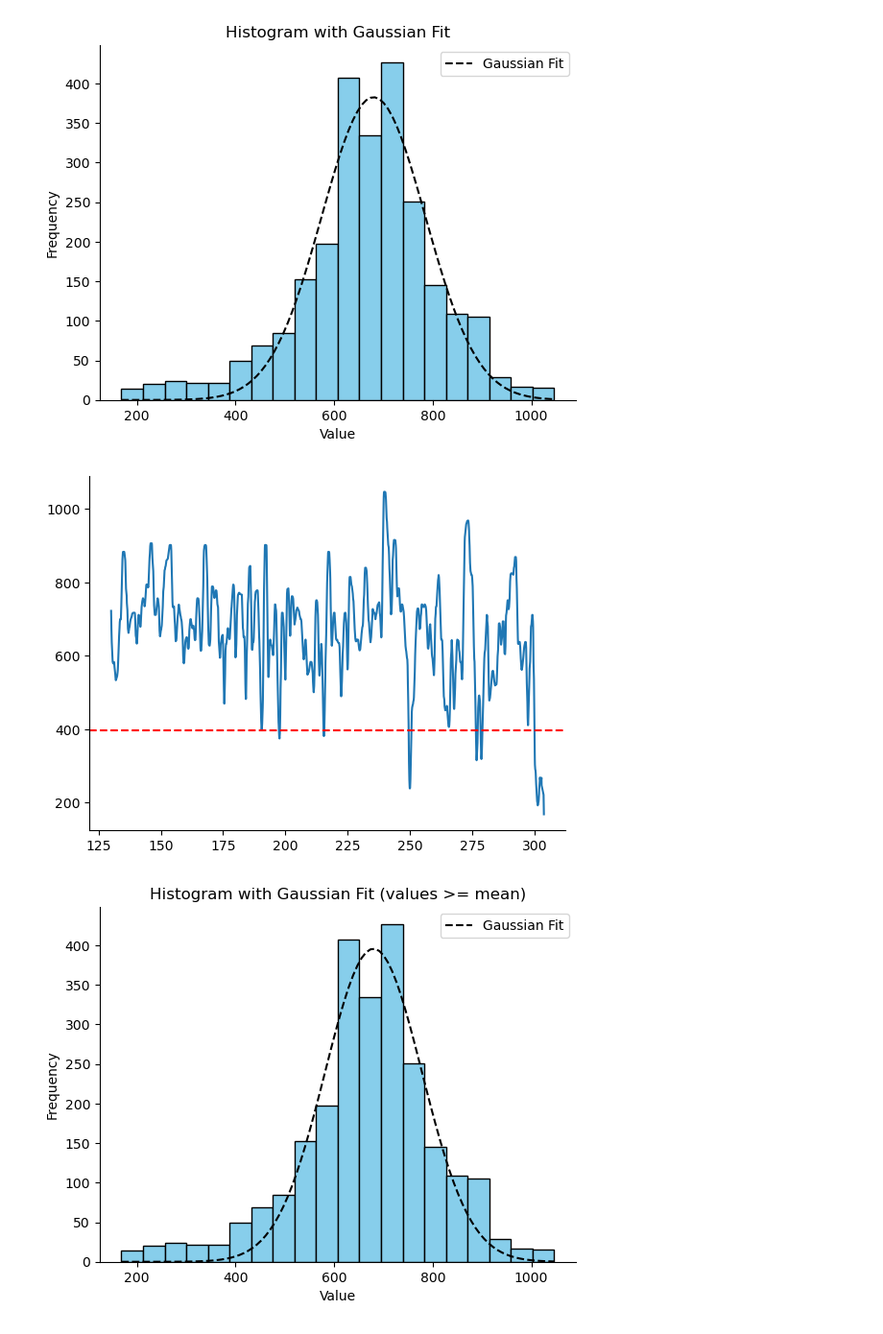
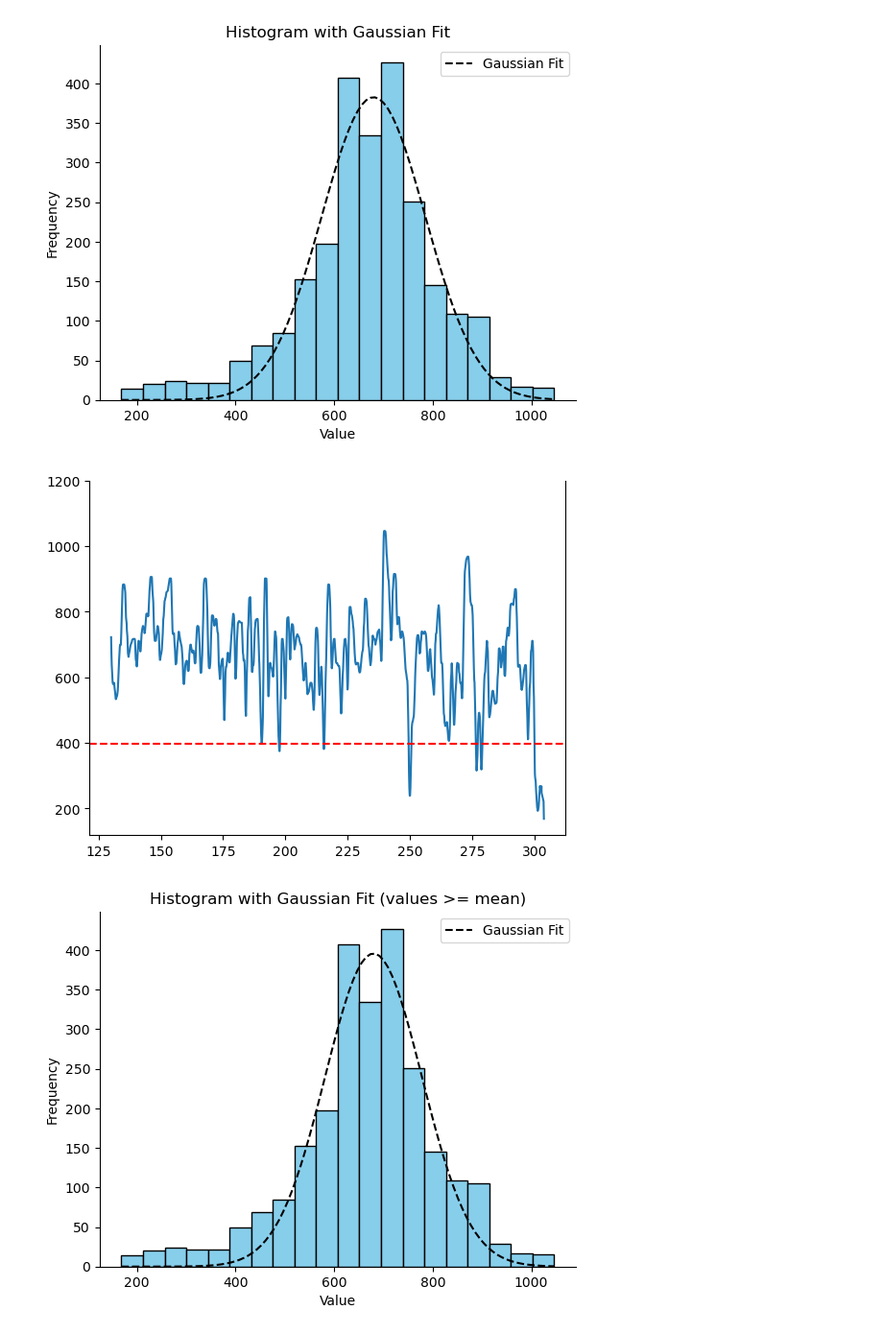
Before and after one commit to tonykelly00/DSC_morphology_pipeline, a Jupyter notebook: notebooks/ExM_analysis.ipynb, the cells around one changed output. Shown at 96% size. Saved outputs shown, nothing was run; the diff lists cells and outputs as text; code cells hidden in the pictures.

Commit message:
z-score+diam plot

```diff
--- a/notebooks/ExM_analysis.ipynb
+++ b/notebooks/ExM_analysis.ipynb
@@ -105,16 +102,16 @@ plt.show()
 # %%
 df=DGdata['C1_03_cell2_d3']['branch']
 
 fig, ax1 = plt.subplots()
 
 ax1.plot(df.length, df.smth)
 
 # Add a straight line at a certain y-value
 plt.axhline(y=df['smth'].median()-(2*df['smth'].std()), color='r', linestyle='--', label='Threshold')
-
+ax1.set_ylim(df.smth.min()-50, 1200)
 fig.savefig(desktop +'/C1_branch_d3_zscore.svg', bbox_inches = 'tight', format='svg')
 # %% [output]
-[figure, old version]
+[figure, new version]
 # %%
 df_above_mean = df[df['smth'] >= df['smth'].mean()]
 
```
Also changed, not shown: parts of 2 cells of this notebook.
